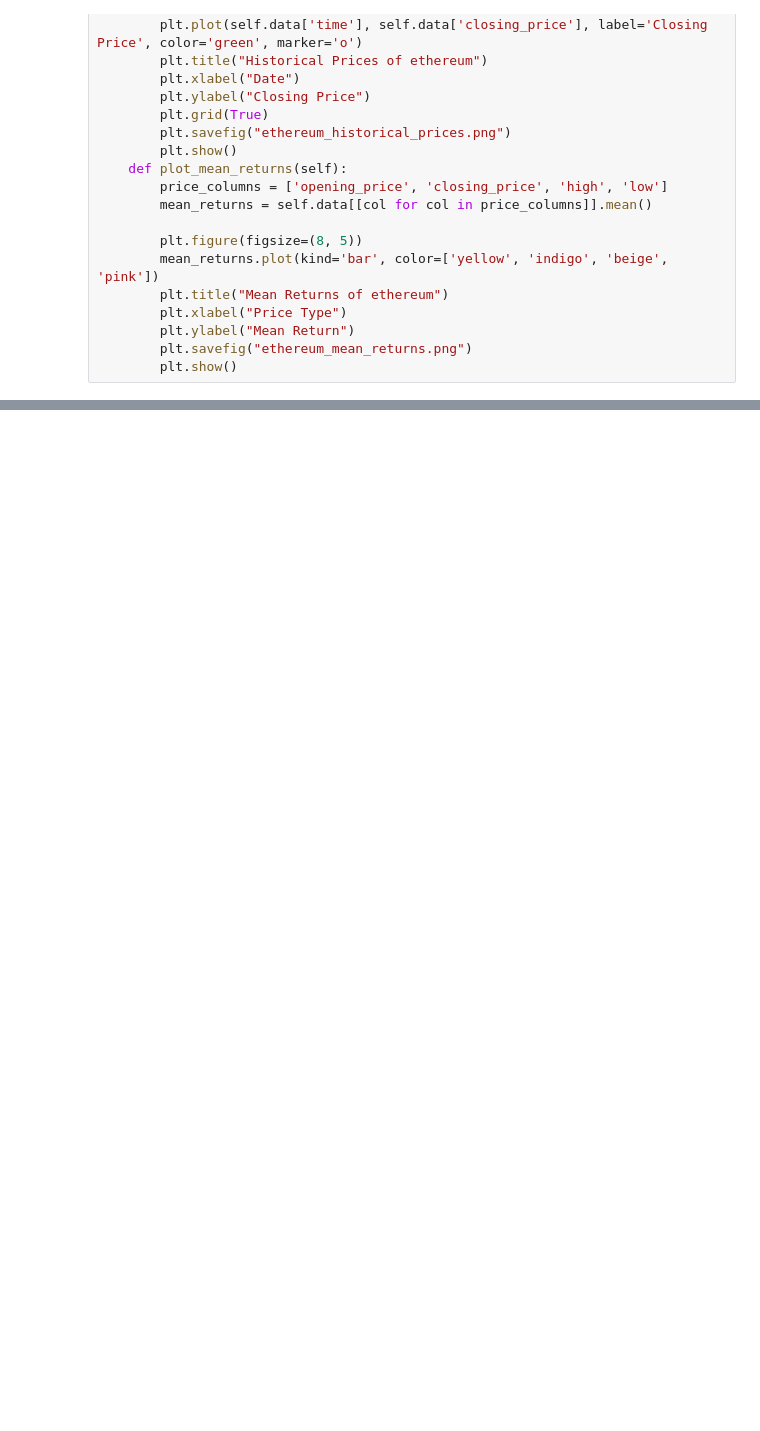
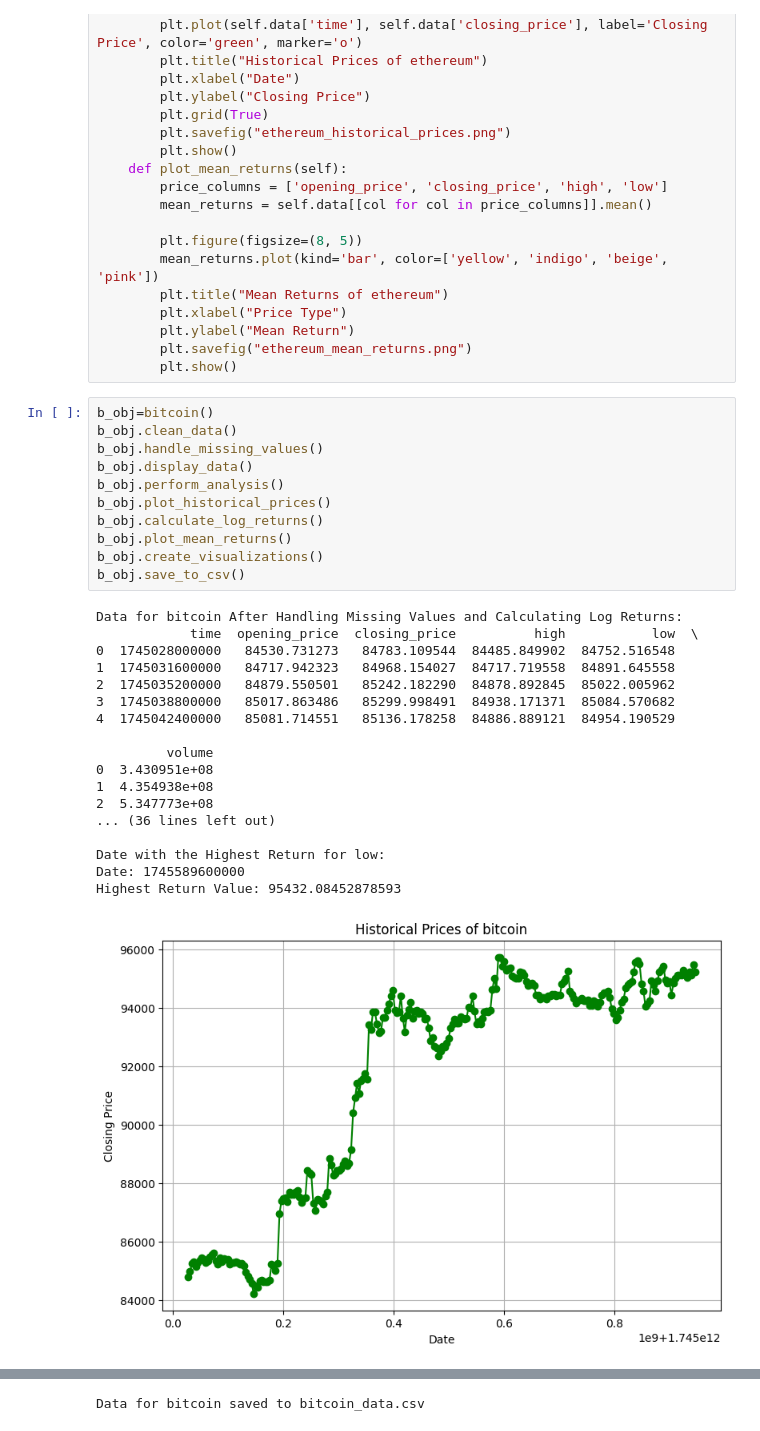
Before and after one commit to SobanSageer/Bitcoin-Price-Prediction-System, a Jupyter notebook: Bitcoin-Price-Prediction.ipynb, the cells around one changed output, grey strips where cells are left out. Cells and saved outputs as stored; diff of their text form; blank space fills up the shorter version.

```diff
--- a/Bitcoin-Price-Prediction.ipynb
+++ b/Bitcoin-Price-Prediction.ipynb
@@ -265,3 +265,33 @@ class ethereum(crypto):
         plt.ylabel("Mean Return")
         plt.savefig("ethereum_mean_returns.png")
         plt.show()
+# %%
+b_obj=bitcoin()
+b_obj.clean_data()
+b_obj.handle_missing_values()
+b_obj.display_data()
+b_obj.perform_analysis()
+b_obj.plot_historical_prices()
+b_obj.calculate_log_returns()
+b_obj.plot_mean_returns()
+b_obj.create_visualizations()
+b_obj.save_to_csv()
+# %% [output]
+Data for bitcoin After Handling Missing Values and Calculating Log Returns:
+            time  opening_price  closing_price          high           low  \
+0  1745028000000   84530.731273   84783.109544  84485.849902  84752.516548
+1  1745031600000   84717.942323   84968.154027  84717.719558  84891.645558
+2  1745035200000   84879.550501   85242.182290  84878.892845  85022.005962
+3  1745038800000   85017.863486   85299.998491  84938.171371  85084.570682
+4  1745042400000   85081.714551   85136.178258  84886.889121  84954.190529
+
+         volume
+0  3.430951e+08
+1  4.354938e+08
+2  5.347773e+08
+... (36 lines left out)
+
+Date with the Highest Return for low:
+Date: 1745589600000
+Highest Return Value: 95432.08452878593
+[figure, added]
@@ -267,0 +301 @@ class ethereum(crypto):
+Data for bitcoin saved to bitcoin_data.csv
```
Also changed, not shown: parts of 3 cells of this notebook, 3 other files.
